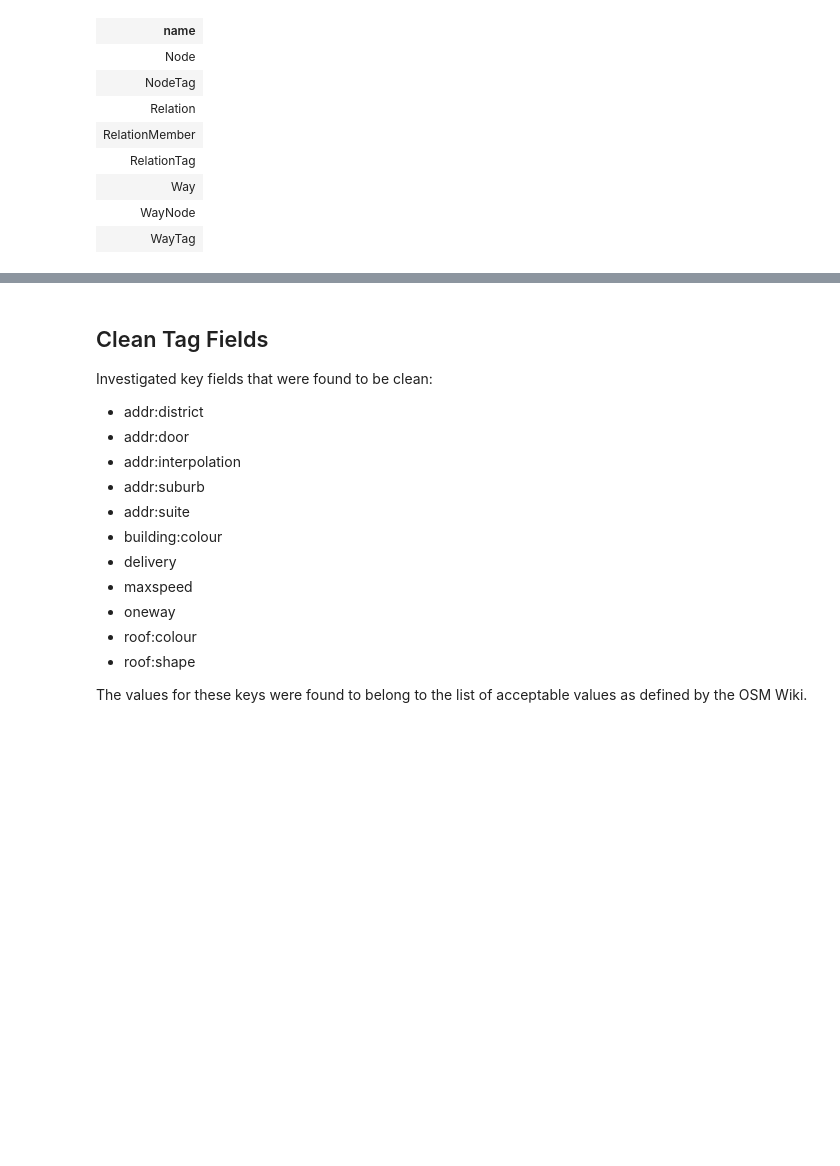
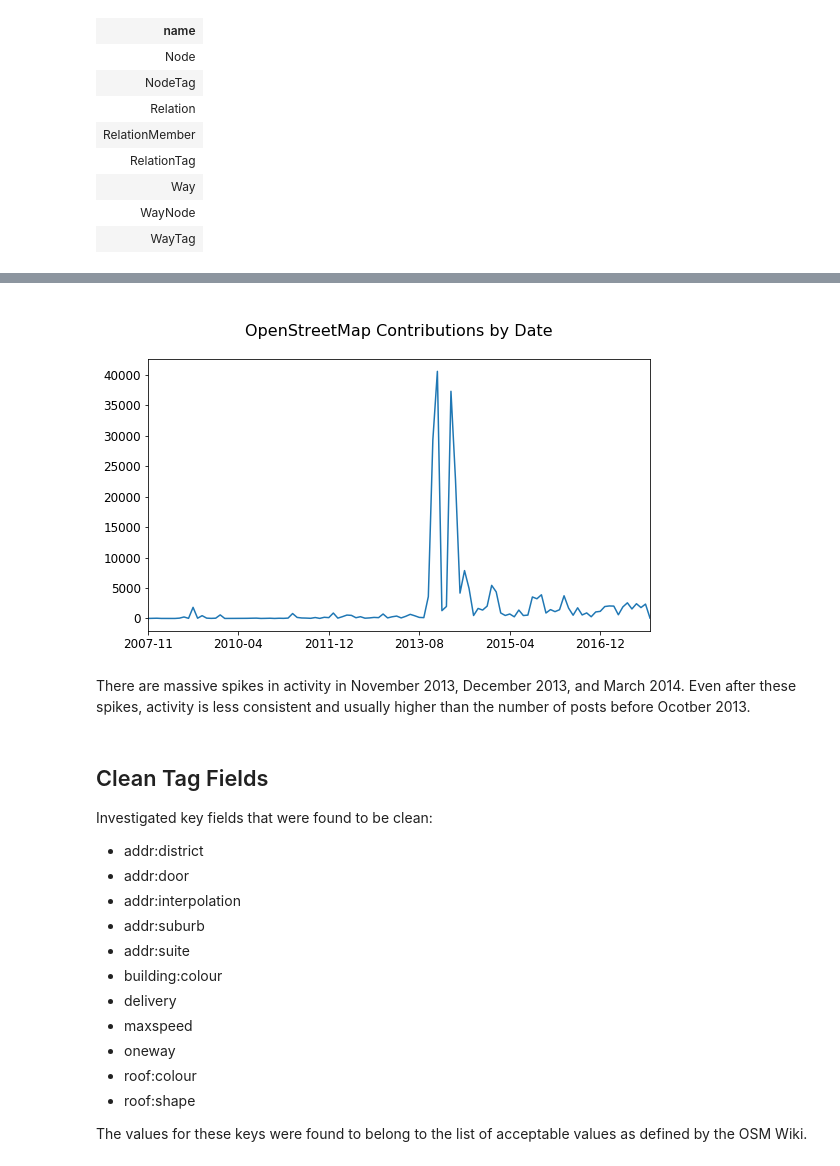
Before and after one commit to jaclynrich/manhattan-osm-wrangling, a Jupyter notebook: output_and_report/OpenStreetMap Data Wrangling and Case Study.ipynb, the cells around one changed output, grey strips where cells are left out. Drawn from its saved outputs; the diff is of its cells as text; code cells hidden in the pictures; blank space fills up the shorter version.

```diff
--- a/output_and_report/OpenStreetMap Data Wrangling and Case Study.ipynb
+++ b/output_and_report/OpenStreetMap Data Wrangling and Case Study.ipynb
@@ -44,0 +212,4 @@ SELECT * FROM RelationTag;
+# %%
+result = %sql SELECT strftime('%Y-%m', timestamp) AS Date, COUNT(strftime('%Y-%m', timestamp)) AS Count FROM all_entities GROUP BY Date ORDER BY Count DESC
+df = result.DataFrame()
+df.head()
@@ -45,3 +224,11 @@ SELECT * FROM RelationTag;
+# %%
+ax = df.plot(x='Date', y='Count', title=t, legend=False, figsize=(9,5));
+ax.set_xlabel('');
+# %% [output]
+[figure, added]
+# %% [markdown]
+There are massive spikes in activity in November 2013, December 2013, and March 2014.
+Even after these spikes, activity is less consistent and usually higher than the number of posts before Ocotber 2013.
 # %% [markdown]
 ## Clean Tag Fields
 Investigated key fields that were found to be clean:
```
Also changed, not shown: parts of 73 cells of this notebook, 1 other file.
